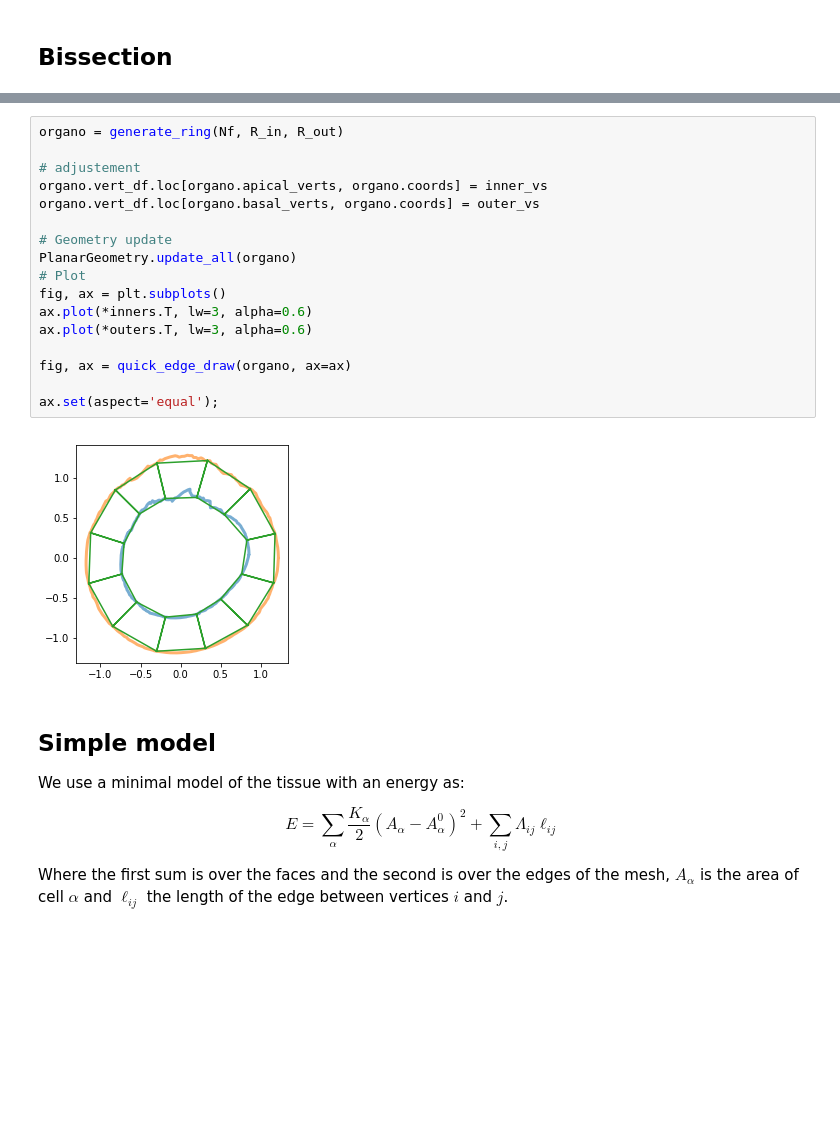
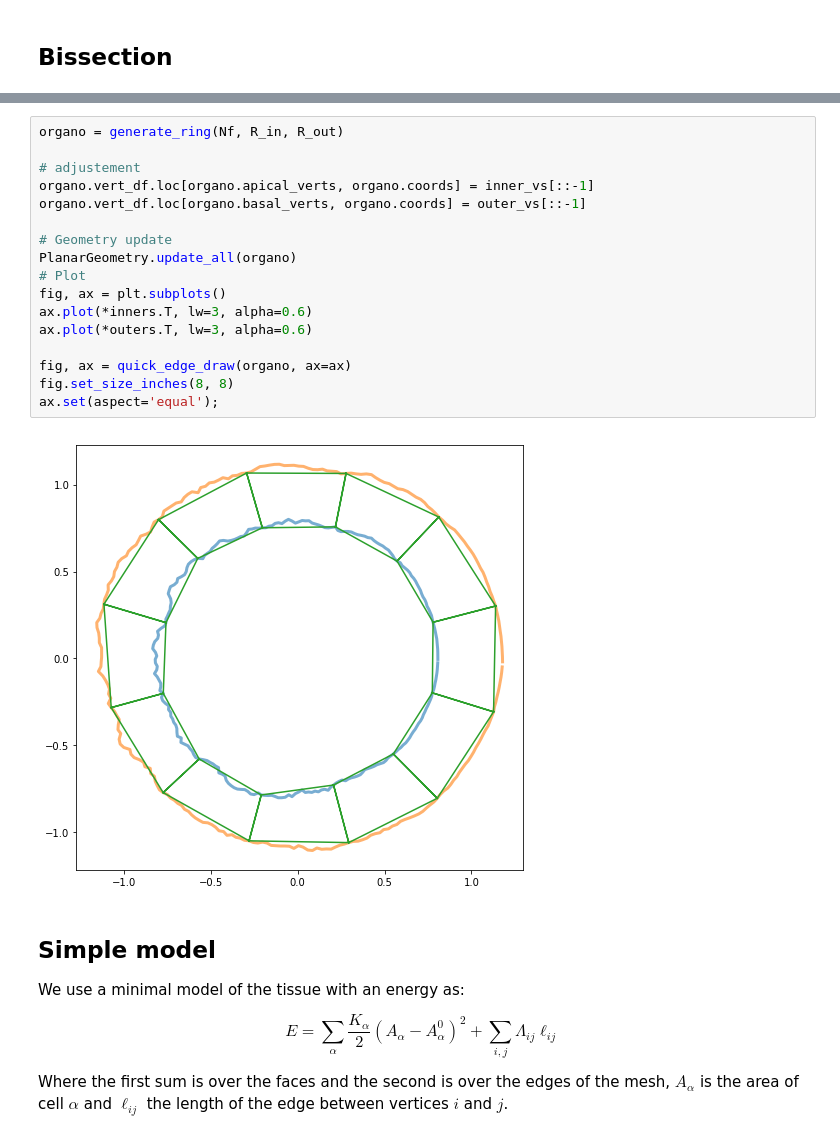
Before and after one commit to felixquinton/Stage_M2_ICA, a Jupyter notebook: notebooks/Annular model.ipynb, the cells around one changed output, grey strips where cells are left out. Cells and saved outputs as stored; diff of their text form; blank space fills up the shorter version.

```diff
--- a/notebooks/Annular model.ipynb
+++ b/notebooks/Annular model.ipynb
@@ -138,22 +140,22 @@ Adjusting the mesh to our data points requires only to atribute the positions of
 # %%
 organo = generate_ring(Nf, R_in, R_out)
 
 # adjustement
-organo.vert_df.loc[organo.apical_verts, organo.coords] = inner_vs
-organo.vert_df.loc[organo.basal_verts, organo.coords] = outer_vs
+organo.vert_df.loc[organo.apical_verts, organo.coords] = inner_vs[::-1]
+organo.vert_df.loc[organo.basal_verts, organo.coords] = outer_vs[::-1]
 
 # Geometry update
 PlanarGeometry.update_all(organo)
 # Plot
 fig, ax = plt.subplots()
 ax.plot(*inners.T, lw=3, alpha=0.6)
 ax.plot(*outers.T, lw=3, alpha=0.6)
 
 fig, ax = quick_edge_draw(organo, ax=ax)
-
+fig.set_size_inches(8, 8)
 ax.set(aspect='equal');
 # %% [output]
-[figure, old version]
+[figure, new version]
 # %% [markdown]
 ## Simple model
 
```
Also changed, not shown: parts of 7 cells of this notebook.
